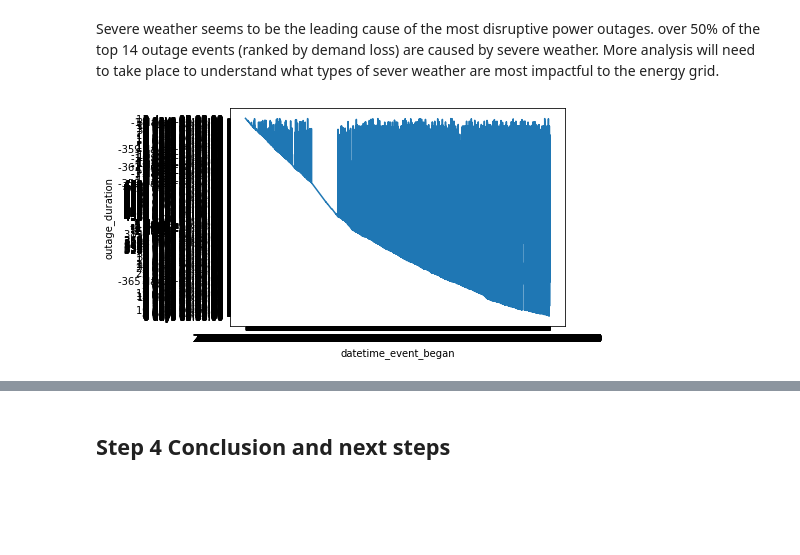
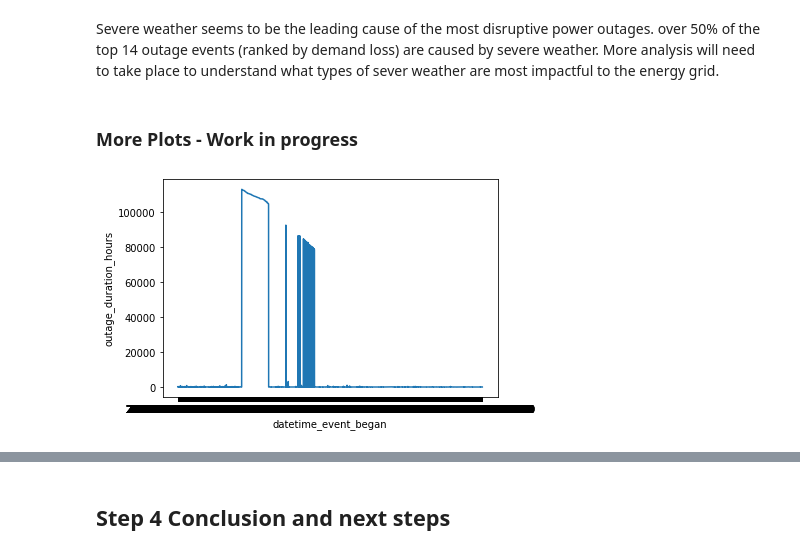
Before and after one commit to Meg-Guidry/maven_power_outage_challenge, a Jupyter notebook: Maven_Power_Outage_Challenge_Notebook.ipynb, the cells around one changed output, grey strips where cells are left out. Drawn from its saved outputs; the diff is of its cells as text; code cells hidden in the pictures; blank space fills up the shorter version.

```diff
--- a/Maven_Power_Outage_Challenge_Notebook.ipynb
+++ b/Maven_Power_Outage_Challenge_Notebook.ipynb
@@ -893,0 +599,5 @@ disturbances.head()
+# %%
+def total_seconds(val):
+    return val.total_seconds()
+
+disturbances["outage_duration_hours"] = disturbances["outage_duration"].apply(total_seconds) / 3600
@@ -894,3 +634,7 @@ disturbances.head()
+# %%
+disturbances["datetime_event_began"] = pd.to_datetime(disturbances["datetime_event_began"])
+disturbances["outage_duration"] = pd.to_timedelta(disturbances["outage_duration"])
+disturbances["outage_duration"] = pd.to_timedelta(disturbances["outage_duration"], unit="hours")
 # %% [markdown]
 This data exploration will focus on two features from the dataset: NERC Region and Demand Loss (MW). The North American Electric Reliability Corportion (NERC) is concerned about regional weknesses in the energy grid and want to know where to focus their energy if they want to improve energy reliability across their regional portfolio. This analysis is the first step toward understanding where the most powere outage events are happening as well as how much demand loss occers per event.
 # %% [markdown]
@@ -1056,7 +789,10 @@ disturbances[disturbances["demand_loss_(MW)"] > 10000]
 # %% [markdown]
 Severe weather seems to be the leading cause of the most disruptive power outages. over 50% of the top 14 outage events (ranked by demand loss) are caused by severe weather. More analysis will need to take place to understand what types of sever weather are most impactful to the energy grid.
+# %% [markdown]
+### More Plots - Work in progress
 # %%
-sns.lineplot(data=disturbances, x="datetime_event_began", y="outage_duration")
+data_subsection = disturbances[disturbances["outage_duration_hours"] >= 0]
+sns.lineplot(data=data_subsection, x="datetime_event_began", y="outage_duration_hours")
 plt.show()
 # %% [output]
-[figure, old version]
+[figure, new version]
```
Also changed, not shown: parts of 43 cells of this notebook.
